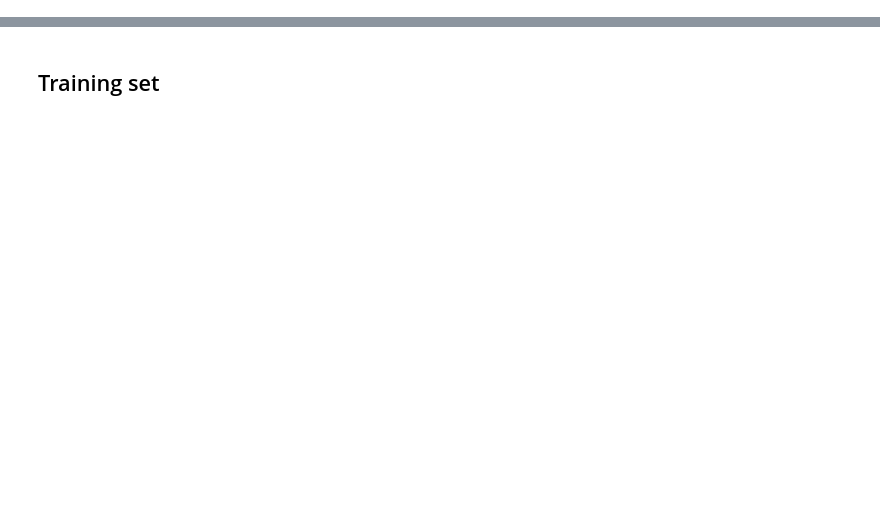
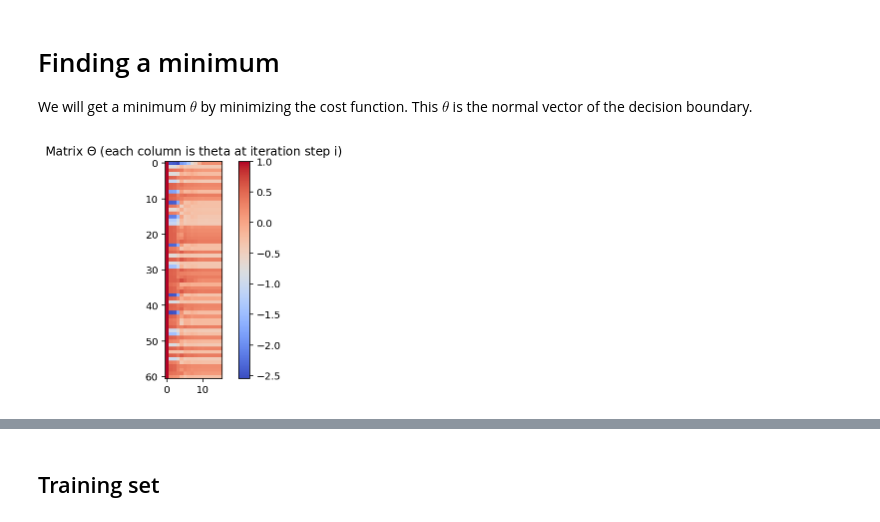
Before and after one commit to NIPE-SYSTEMS/support-vector-machine, a Jupyter notebook: examples/Support Vector Machine.ipynb, the cells around one changed output, grey strips where cells are left out. Drawn from its saved outputs; the diff is of its cells as text; code cells hidden in the pictures; blank space fills up the shorter version.

```diff
--- a/examples/Support Vector Machine.ipynb
+++ b/examples/Support Vector Machine.ipynb
@@ -48,0 +131,33 @@ plt.show()
+# %%
+def J(theta, F, y, C):
+    z = np.dot(theta, F)
+    c1 = cost1(z)
+    c0 = cost0(z)
+    sum1 = np.dot(c1, y)
+    sum0 = np.dot(c0, (1 - y))
+    return C * (sum1 + sum0) + 0.5 * LA.norm(theta[1:])**2
+
+#J(np.array([1, 1, 1, 1, 1, 1, 1, 1, 1, 1, 1]), F, y, 1)
+# %% [markdown]
+# Finding a minimum
+
+We will get a minimum $\theta$ by minimizing the cost function. This $\theta$ is the normal vector of the decision boundary.
+# %%
+theta_matrix = np.ones(shape=(m + 1, 1))
+def callback(theta):
+    global theta_matrix
+    theta_matrix = np.c_[ theta_matrix, theta ]
+
+minimum = scipy.optimize.minimize(
+    lambda theta: J(np.array(theta), F, y, C=1), x0=(1,)*(m + 1),
+    callback=callback
+)
+
+theta = minimum.x
+
+plt.imshow(theta_matrix, cmap=plt.cm.coolwarm)
+plt.colorbar()
+plt.title("Matrix $\Theta$ (each column is theta at iteration step i)")
+plt.show()
+# %% [output]
+[figure, added]
```
Also changed, not shown: parts of 31 cells of this notebook, 1 other file.
